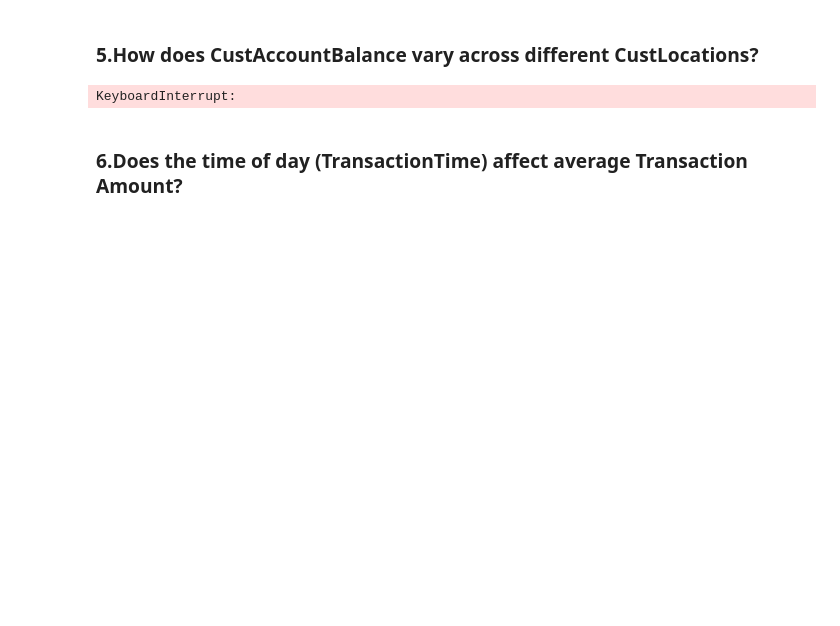
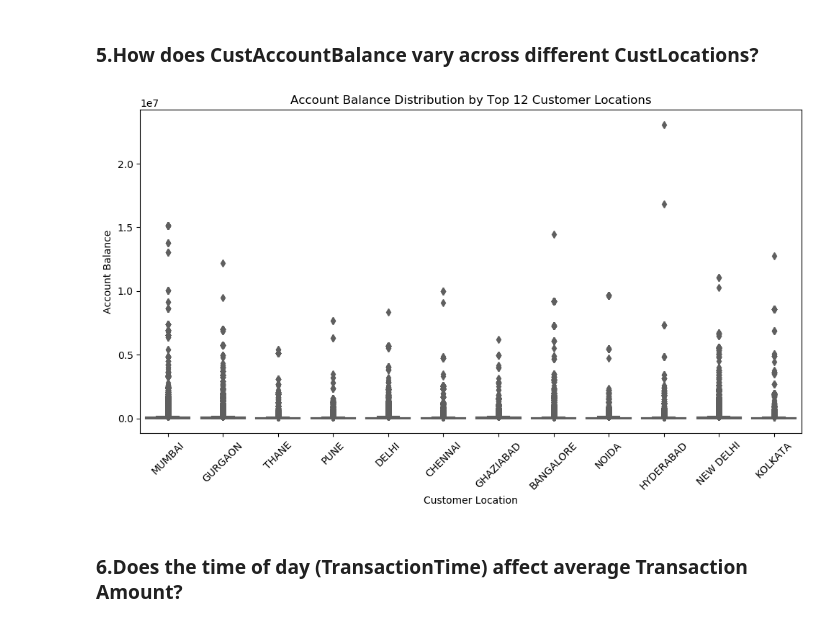
Before and after one commit to Nagammal/Machine-Learning-Capstone-Project, a Jupyter notebook: 3.Univariate & Bivariate Analysis/Bivariate Analysis.ipynb, the cells around one changed output. Saved outputs shown, nothing was run; the diff lists cells and outputs as text; code cells hidden in the pictures; blank space fills up the shorter version.

```diff
--- a/3.Univariate & Bivariate Analysis/Bivariate Analysis.ipynb
+++ b/3.Univariate & Bivariate Analysis/Bivariate Analysis.ipynb
@@ -145,26 +126,29 @@ Correlation between Age and Transaction Amount: 0.07
 # %%
 import pandas as pd
 import seaborn as sns
 import matplotlib.pyplot as plt
 
 # 1. Drop missing or invalid values
 df = preprocessed_dataset[['CustLocation', 'CustAccountBalance']].dropna()
-df = df[df['CustAccountBalance'] >= 0]  # remove invalid balances
+df = df[df['CustAccountBalance'] >= 0]  # Remove invalid balances
 
-# 2. Sample the data for quicker plotting (optional, if dataset is too large)
-sample_df = df.sample(n=5000, random_state=42) if len(df) > 5000 else df
+# 2. Get the top 12 locations with the highest number of customers
+top_locations = df['CustLocation'].value_counts().head(12).index
 
-# 3. Box plot of account balance by location
+# 3. Filter the dataset for only the top 12 locations
+top_df = df[df['CustLocation'].isin(top_locations)]
+
+# 4. Box plot of account balance by location (only top 12)
 plt.figure(figsize=(10, 6))
-sns.boxplot(data=sample_df, x='CustLocation', y='CustAccountBalance', palette='Set3')
-plt.title('Account Balance Distribution by Customer Location')
+sns.boxplot(data=top_df, x='CustLocation', y='CustAccountBalance', palette='Set3')
+plt.title('Account Balance Distribution by Top 12 Customer Locations')
 plt.xlabel('Customer Location')
 plt.ylabel('Account Balance')
 plt.xticks(rotation=45)
 plt.tight_layout()
 plt.show()
 # %% [output]
-KeyboardInterrupt:
+[figure, added]
 # %% [markdown]
 ### 6.Does the time of day (TransactionTime) affect average Transaction Amount?
 # %%
```
Also changed, not shown: parts of 6 cells of this notebook.
